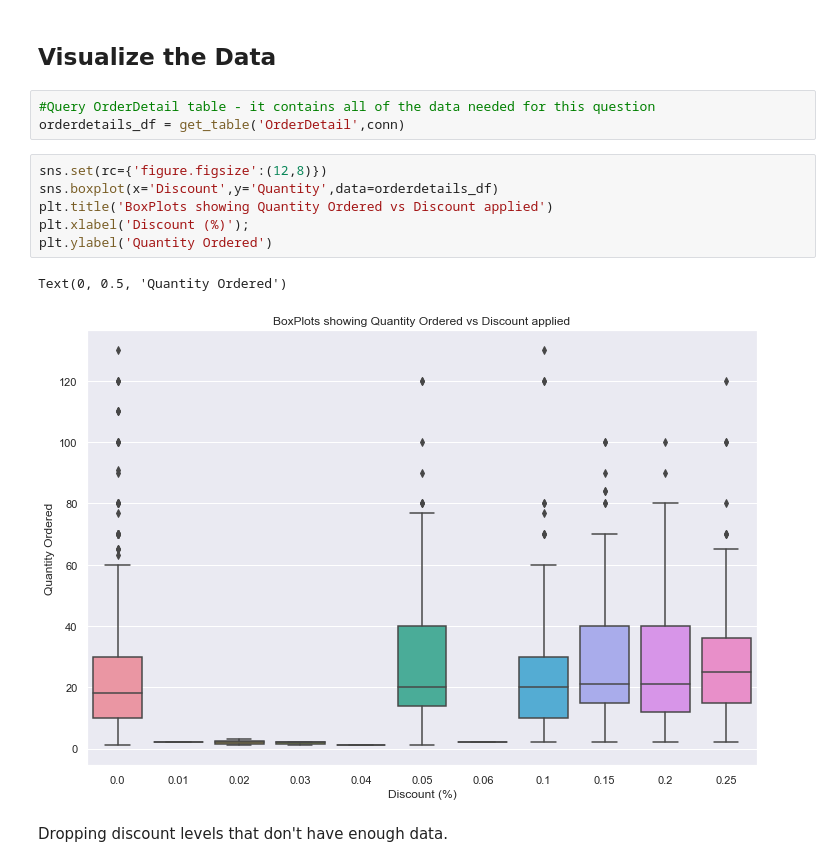
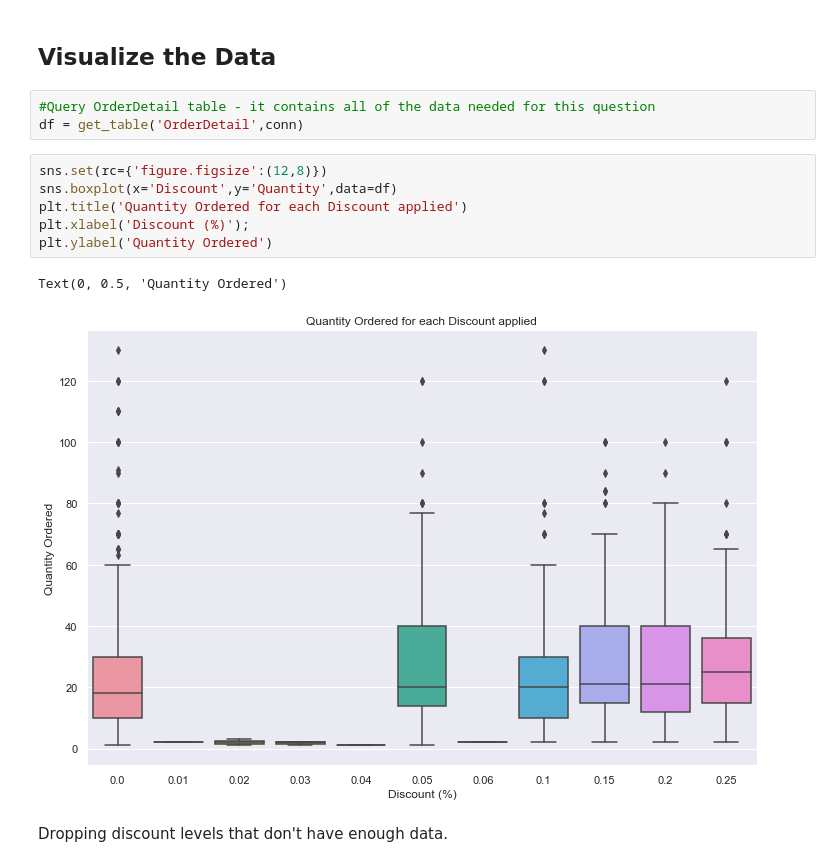
Before and after one commit to DTrimarchi10/dsc-mod-3-project-online-ds-ft-051319, a Jupyter notebook: Question1.ipynb, the cells around one changed output. Drawn from its saved outputs; the diff is of its cells as text.

```diff
--- a/Question1.ipynb
+++ b/Question1.ipynb
@@ -73,16 +78,16 @@ Average Quantity does seem higher for disounted (with the exception of the 0.01,
 ## Visualize the Data
 # %%
 #Query OrderDetail table - it contains all of the data needed for this question
-orderdetails_df = get_table('OrderDetail',conn)
+df = get_table('OrderDetail',conn)
 # %%
 sns.set(rc={'figure.figsize':(12,8)})
-sns.boxplot(x='Discount',y='Quantity',data=orderdetails_df)
-plt.title('BoxPlots showing Quantity Ordered vs Discount applied')
+sns.boxplot(x='Discount',y='Quantity',data=df)
+plt.title('Quantity Ordered for each Discount applied')
 plt.xlabel('Discount (%)');
 plt.ylabel('Quantity Ordered')
 # %% [output]
 Text(0, 0.5, 'Quantity Ordered')
-[figure, old version]
+[figure, new version]
 # %% [markdown]
 Dropping discount levels that don't have enough data.
 # %%
```
Also changed, not shown: parts of 33 cells of this notebook, 16 other files.
